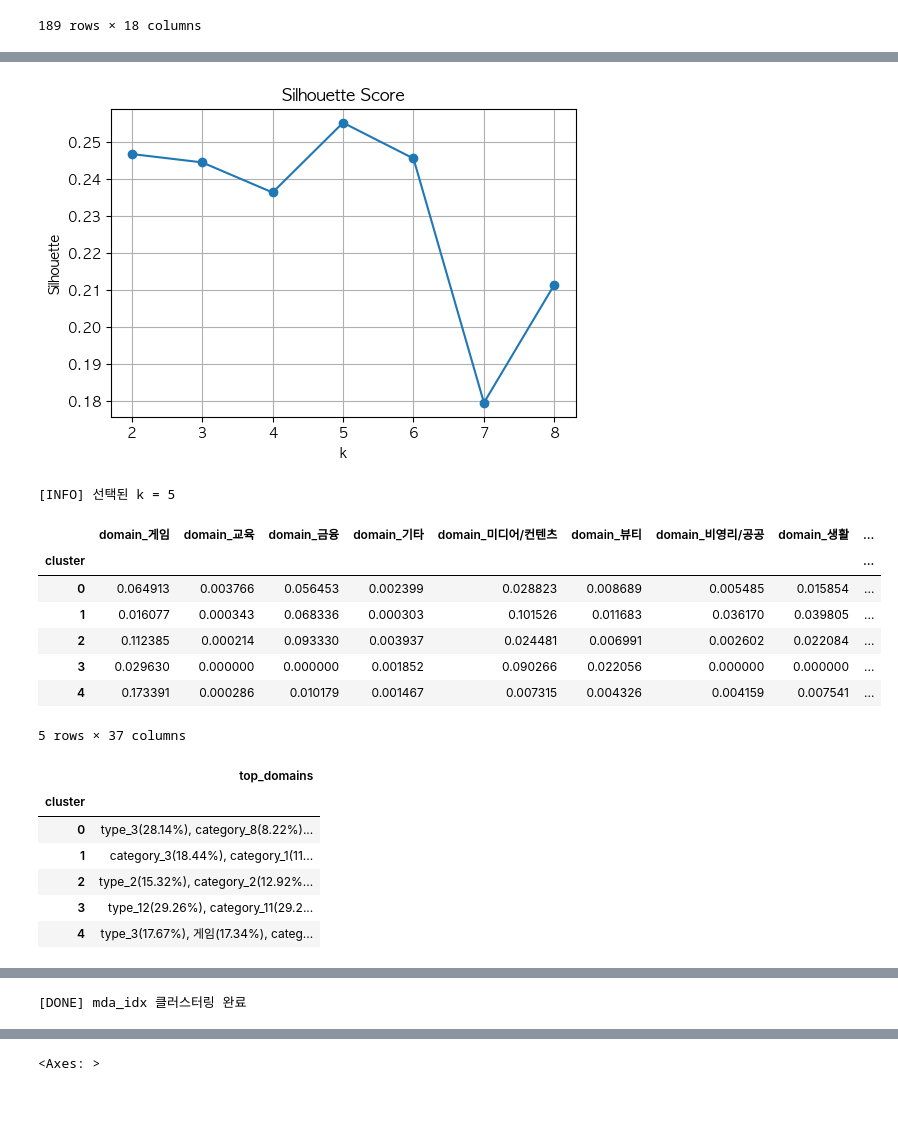
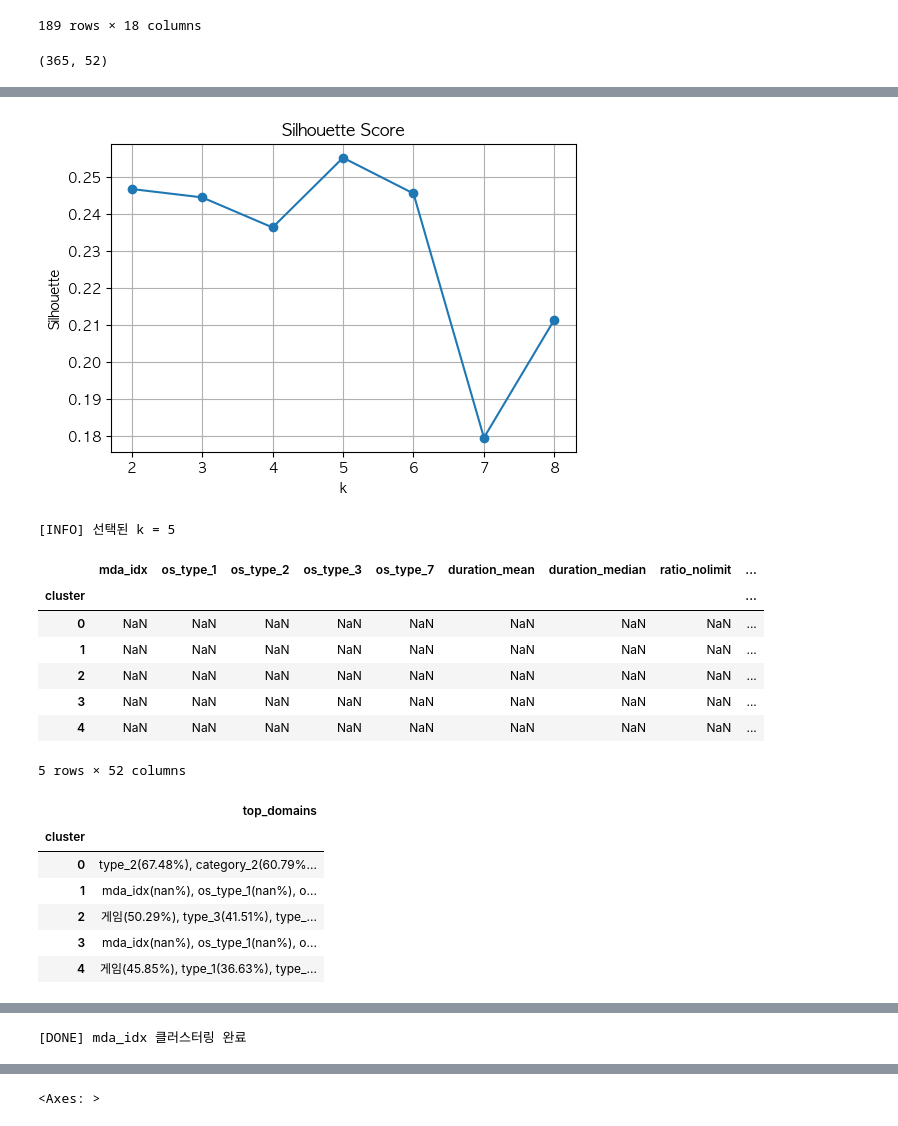
Before and after one commit to sese7414/reward_ads_project, a Jupyter notebook: Sehee/clusterging.ipynb, the cells around one changed output, grey strips where cells are left out. Drawn from its saved outputs; the diff is of its cells as text; code cells hidden in the pictures.

```diff
--- a/Sehee/clusterging.ipynb
+++ b/Sehee/clusterging.ipynb
@@ -917,9 +1028,6 @@ look_scale
 | 187 | 1059 | 1 | 5 | 1 | 1 | 1 |
 | 188 | 1061 | 3 | 9 | 5 | 1 | 1 |
 189 rows × 6 columns
-# %%
-scale_features2.columns = ['_'.join(col).strip() for col in scale_features2.columns.values]
-scale_features2.rename(columns={'mda_idx_':'mda_idx'}, inplace=True)
 # %%
 scale_features2
 # %% [output]
@@ -940,7 +1048,7 @@ scale_features2
 df_plus = os_features.merge(mda_duration_stats.reset_index(), on='mda_idx', how='left')
 df_plus = df_plus.merge(scale_features2[['mda_idx', 'media_price_mean']], on='mda_idx', how='left')
 df_plus = df_plus.merge(look_scale[['mda_idx', 'ads_scale_index', 'dvc_scale_index']], on = 'mda_idx', how='left')
-df_plus = df_plus.merge(perform_features[['mda_idx', 'earn_cost', 'ctr']], on = 'mda_idx', how = 'left')
+df_plus = df_plus.merge(perform_features[['mda_idx', 'earn_cost', 'cvr']], on = 'mda_idx', how = 'left')
 df_plus
 # %% [output]
 |  | mda_idx | os_type_1 | os_type_2 | os_type_3 | os_type_7 | duration_mean | duration_median | ratio_nolimit | ... |
@@ -984,0 +1208,3 @@ df_p_corr[df_p_corr > 0.4]
+# %%
+df_plus = df_plus.merge(time_report[['mda_idx', 'weekday_name_eff', 'daypart_eff']], on='mda_idx', how = 'left')
+df_plus
@@ -985,3 +1225,6 @@ df_p_corr[df_p_corr > 0.4]
+# %%
+df_plus['weekday_name_eff'] = df_plus['weekday_name_eff'].apply(lambda x: change_labeling('weekday', x))
+df_plus['daypart_eff'] = df_plus['daypart_eff'].apply(lambda x: change_labeling('day', x))
 # %% [markdown]
 # 클러스터링
 # %% [markdown]
@@ -1183,6 +1434,10 @@ pd.concat([df_plus, pd.DataFrame(df_pca)], axis= 1)
 | 187 | 1059 | 0.000000 | 1.000000 | 0.000000 | 0.000000 | 9999.000000 | 9999.0 | 1.000000 | ... |
 | 188 | 1061 | 0.000000 | 0.000000 | 0.000000 | 1.000000 | 1359.333333 | 1956.0 | 0.000000 | ... |
 189 rows × 18 columns
+# %%
+cluter_df.shape
+# %% [output]
+(365, 52)
 # %%
 # ----------------------------------
 # 0) 데이터 준비
@@ -1191,20 +1446,20 @@ pd.concat([df_plus, pd.DataFrame(df_pca)], axis= 1)
 # 예시) domain_features.head()
 # index = mda_idx, columns = ["domain_게임", "domain_교육", ...]
 
-cluter_df = pd.concat([df_plus, pd.DataFrame(df_pca)], axis= 1)
+cluter_df = df_plus.merge(df, on = 'mda_idx', how = 'left')
 # 결측치/무한대 정리
 cluter_df = cluter_df.replace([np.inf, -np.inf], np.nan).fillna(0)
 
 # (선택) 활동량 편차가 크다면 비율(정규화) 기반 특징으로 변환 권장
 # 각 mda_idx의 총합으로 나눠 도메인 분포(확률)로 변환
-row_sum = df.sum(axis=1)
-row_sum[row_sum == 0] = 1  # 0 division 방지
-df_ratio = df.div(row_sum, axis=0)
+# row_sum = df.sum(axis=1)
+# row_sum[row_sum == 0] = 1  # 0 division 방지
+# df_ratio = df.div(row_sum, axis=0)
 
-# (선택) 0-분산(상수)인 컬럼 제거 (학습 안정성)
-var = df_ratio.var(axis=0)
-keep_cols = var[var > 0].index
-X = df_ratio[keep_cols].values
+# # (선택) 0-분산(상수)인 컬럼 제거 (학습 안정성)
+# var = df_ratio.var(axis=0)
+# keep_cols = var[var > 0].index
+# X = df_ratio[keep_cols].values
 
 # 1) 스케일링
 scaler = StandardScaler()  # 혹은 MinMaxScaler()
@@ -1247,12 +1502,12 @@ kmeans = KMeans(n_clusters=best_k, n_init=50, random_state=42)
 labels = kmeans.fit_predict(X_scaled)
 
 # 결과 붙이기
-result = pd.DataFrame(index=df_ratio.index)
+result = pd.DataFrame(index=cluter_df.index)
 result["cluster"] = labels
 
 # 4) 클러스터 프로필(도메인 평균 분포)
 cluster_profile = (
-    pd.DataFrame(X, index=df_ratio.index, columns=keep_cols)
+    pd.DataFrame(X, index=cluter_df.index, columns=cluter_df.columns)
     .assign(cluster=labels)
     .groupby("cluster")
     .mean()
@@ -1268,51 +1523,51 @@ topn = 5
 top_table = pd.DataFrame({
     "top_domains": [top_domains(cluster_profile.loc[c], topn) for c in cluster_profile.index]
 }, index=cluster_profile.index)
 
 display(cluster_profile.head())      # 클러스터별 평균 분포 (수치)
 display(top_table)                   # 클러스터별 상위 도메인 요약 (가독성)
 
 # 5) 2D 시각화 (PCA)
 pca = PCA(n_components=2, random_state=42)
 coords = pca.fit_transform(X_scaled)
 
 plt.figure(figsize=(6,5))
 for c in range(best_k):
     idx = (labels == c)
     plt.scatter(coords[idx,0], coords[idx,1], s=12, label=f"cluster {c}")
 plt.title("PCA (domain profile) by cluster")
 plt.xlabel("PC1")
 plt.ylabel("PC2")
 plt.legend(markerscale=2)
 plt.grid(True)
 plt.show()
 
 # 6) 결과 저장 (선택)
 # mda_idx별 클러스터 라벨
-result.to_csv("mda_idx_cluster_labels.csv", encoding="utf-8-sig")
-# 클러스터별 도메인 분포(평균)
-cluster_profile.to_csv("cluster_profile_domain_ratio.csv", encoding="utf-8-sig")
-top_table.to_csv("cluster_top_domains.csv", encoding="utf-8-sig")
+# result.to_csv("mda_idx_cluster_labels.csv", encoding="utf-8-sig")
+# # 클러스터별 도메인 분포(평균)
+# cluster_profile.to_csv("cluster_profile_domain_ratio.csv", encoding="utf-8-sig")
+# top_table.to_csv("cluster_top_domains.csv", encoding="utf-8-sig")
 
 print("[DONE] mda_idx 클러스터링 완료")
 # %% [output]
 [figure]
 [figure]
 [INFO] 선택된 k = 5
-|  | domain_게임 | domain_교육 | domain_금융 | domain_기타 | domain_미디어/컨텐츠 | domain_뷰티 | domain_비영리/공공 | domain_생활 | ... |
+|  | mda_idx | os_type_1 | os_type_2 | os_type_3 | os_type_7 | duration_mean | duration_median | ratio_nolimit | ... |
 | cluster |  |  |  |  |  |  |  |  | ... |
-| 0 | 0.064913 | 0.003766 | 0.056453 | 0.002399 | 0.028823 | 0.008689 | 0.005485 | 0.015854 | ... |
-| 1 | 0.016077 | 0.000343 | 0.068336 | 0.000303 | 0.101526 | 0.011683 | 0.036170 | 0.039805 | ... |
-| 2 | 0.112385 | 0.000214 | 0.093330 | 0.003937 | 0.024481 | 0.006991 | 0.002602 | 0.022084 | ... |
-| 3 | 0.029630 | 0.000000 | 0.000000 | 0.001852 | 0.090266 | 0.022056 | 0.000000 | 0.000000 | ... |
-| 4 | 0.173391 | 0.000286 | 0.010179 | 0.001467 | 0.007315 | 0.004326 | 0.004159 | 0.007541 | ... |
+| 0 | NaN | NaN | NaN | NaN | NaN | NaN | NaN | NaN | ... |
+| 1 | NaN | NaN | NaN | NaN | NaN | NaN | NaN | NaN | ... |
+| 2 | NaN | NaN | NaN | NaN | NaN | NaN | NaN | NaN | ... |
+| 3 | NaN | NaN | NaN | NaN | NaN | NaN | NaN | NaN | ... |
+| 4 | NaN | NaN | NaN | NaN | NaN | NaN | NaN | NaN | ... |
-5 rows × 37 columns
+5 rows × 52 columns
 |  | top_domains |
 | cluster |  |
-| 0 | type_3(28.14%), category_8(8.22%)... |
-| 1 | category_3(18.44%), category_1(11... |
-| 2 | type_2(15.32%), category_2(12.92%... |
-| 3 | type_12(29.26%), category_11(29.2... |
-| 4 | type_3(17.67%), 게임(17.34%), categ... |
+| 0 | type_2(67.48%), category_2(60.79%... |
+| 1 | mda_idx(nan%), os_type_1(nan%), o... |
+| 2 | 게임(50.29%), type_3(41.51%), type_... |
+| 3 | mda_idx(nan%), os_type_1(nan%), o... |
+| 4 | 게임(45.85%), type_1(36.63%), type_... |
 [figure]
 [DONE] mda_idx 클러스터링 완료
```
Also changed, not shown: parts of 79 cells of this notebook, 3 other files.
